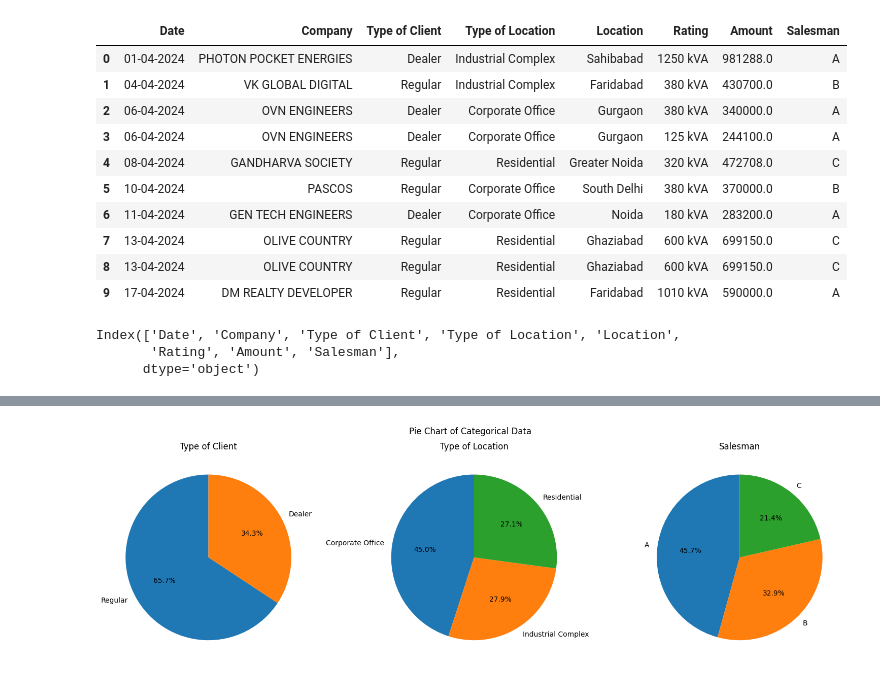
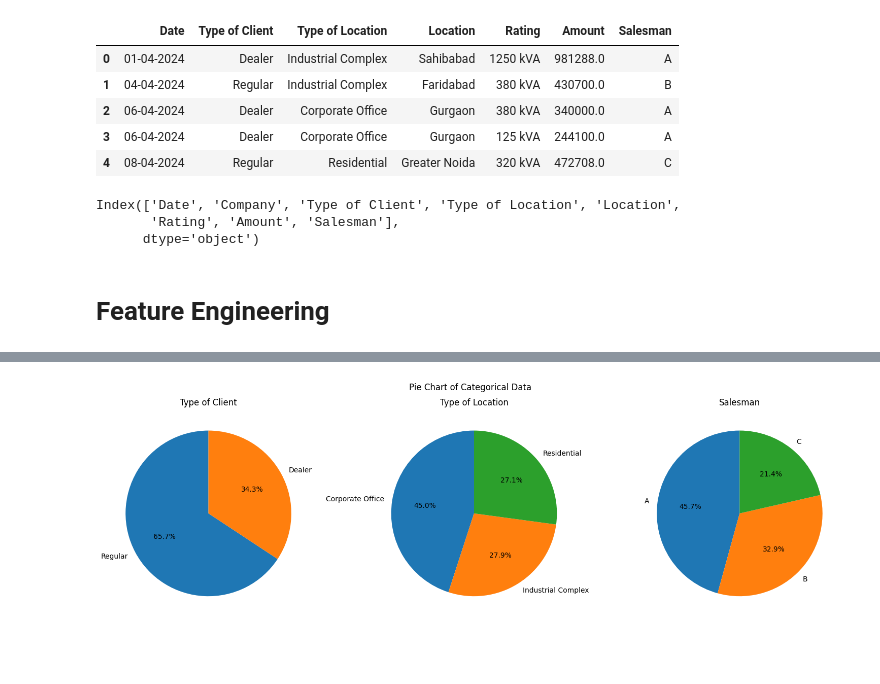
Before and after one commit to a-for-ball/sales-data-analysis, a Jupyter notebook: sales_data_pred.ipynb, the cells around one changed output, grey strips where cells are left out. Drawn from its saved outputs; the diff is of its cells as text; code cells hidden in the pictures; blank space fills up the shorter version.

```diff
--- a/sales_data_pred.ipynb
+++ b/sales_data_pred.ipynb
@@ -18,23 +21,20 @@ from pprint import pprint
 # %%
 df = pd.read_csv('./sales_data.csv')
 # %%
-df.head(10)
+df.drop(columns='Company').head()
 # %% [output]
-|  | Date | Company | Type of Client | Type of Location | Location | Rating | Amount | Salesman |
-| 0 | 01-04-2024 | PHOTON POCKET ENERGIES | Dealer | Industrial Complex | Sahibabad | 1250 kVA | 981288.0 | A |
-| 1 | 04-04-2024 | VK GLOBAL DIGITAL | Regular | Industrial Complex | Faridabad | 380 kVA | 430700.0 | B |
-| 2 | 06-04-2024 | OVN ENGINEERS | Dealer | Corporate Office | Gurgaon | 380 kVA | 340000.0 | A |
-| 3 | 06-04-2024 | OVN ENGINEERS | Dealer | Corporate Office | Gurgaon | 125 kVA | 244100.0 | A |
-| 4 | 08-04-2024 | GANDHARVA SOCIETY | Regular | Residential | Greater Noida | 320 kVA | 472708.0 | C |
-| 5 | 10-04-2024 | PASCOS | Regular | Corporate Office | South Delhi | 380 kVA | 370000.0 | B |
-| 6 | 11-04-2024 | GEN TECH ENGINEERS | Dealer | Corporate Office | Noida | 180 kVA | 283200.0 | A |
-| 7 | 13-04-2024 | OLIVE COUNTRY | Regular | Residential | Ghaziabad | 600 kVA | 699150.0 | C |
-| 8 | 13-04-2024 | OLIVE COUNTRY | Regular | Residential | Ghaziabad | 600 kVA | 699150.0 | C |
-| 9 | 17-04-2024 | DM REALTY DEVELOPER | Regular | Residential | Faridabad | 1010 kVA | 590000.0 | A |
+|  | Date | Type of Client | Type of Location | Location | Rating | Amount | Salesman |
+| 0 | 01-04-2024 | Dealer | Industrial Complex | Sahibabad | 1250 kVA | 981288.0 | A |
+| 1 | 04-04-2024 | Regular | Industrial Complex | Faridabad | 380 kVA | 430700.0 | B |
+| 2 | 06-04-2024 | Dealer | Corporate Office | Gurgaon | 380 kVA | 340000.0 | A |
+| 3 | 06-04-2024 | Dealer | Corporate Office | Gurgaon | 125 kVA | 244100.0 | A |
+| 4 | 08-04-2024 | Regular | Residential | Greater Noida | 320 kVA | 472708.0 | C |
 # %%
 print(df.columns)
 # %% [output]
 Index(['Date', 'Company', 'Type of Client', 'Type of Location', 'Location',
        'Rating', 'Amount', 'Salesman'],
       dtype='object')
+# %% [markdown]
+# Feature Engineering
 # %%
```
Also changed, not shown: parts of 38 cells of this notebook.
